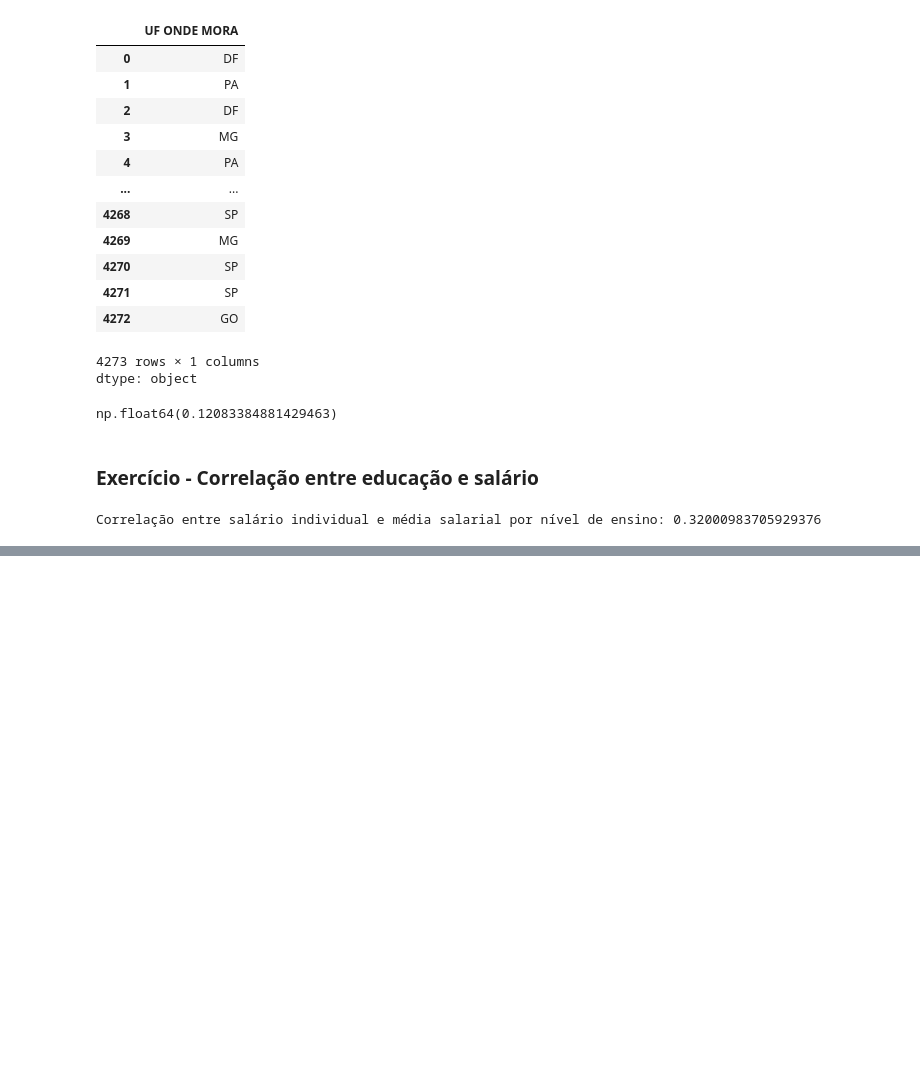
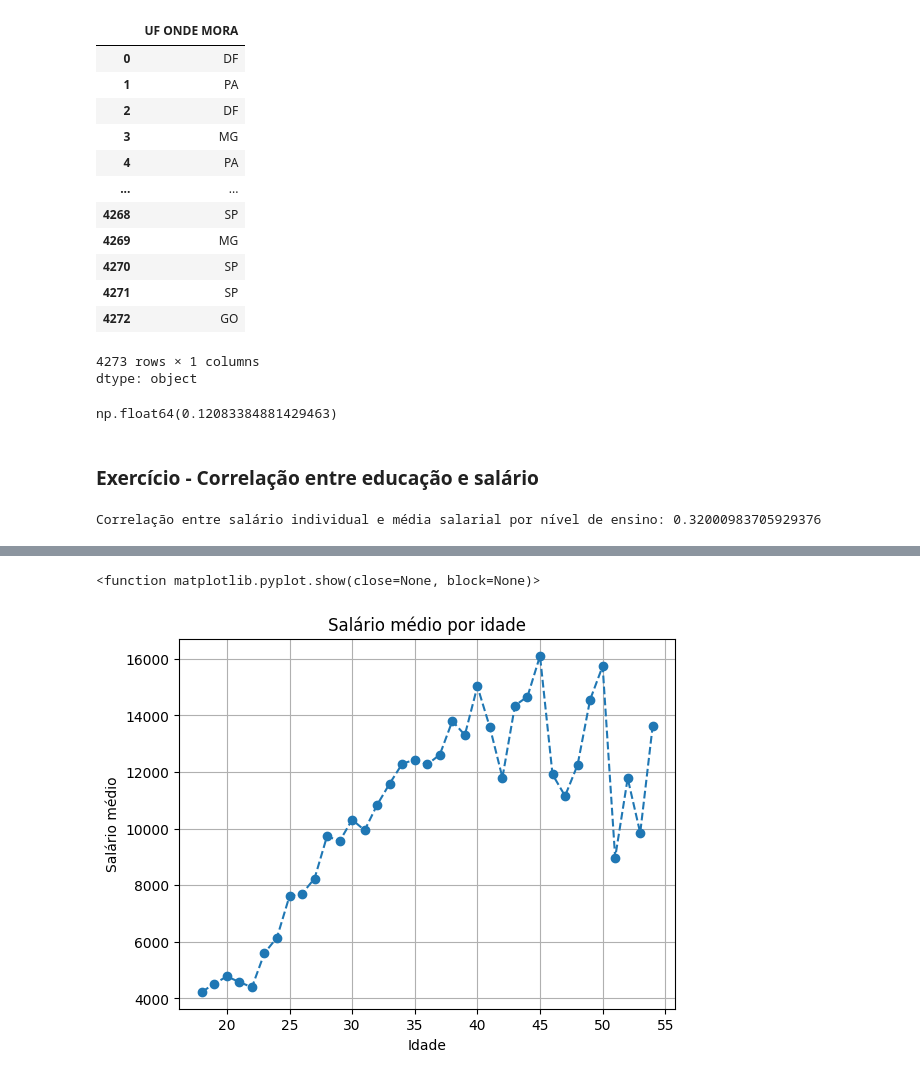
Before and after one commit to Eliane-orlandin/PrograMaria, a Jupyter notebook: aulas/analise_dados_colab.ipynb, the cells around one changed output, grey strips where cells are left out. Cells and saved outputs as stored; diff of their text form; code cells hidden in the pictures; blank space fills up the shorter version.

```diff
--- a/aulas/analise_dados_colab.ipynb
+++ b/aulas/analise_dados_colab.ipynb
@@ -1436,0 +1481,13 @@ Correlação entre salário individual e média salarial por nível de ensino: 0
+# %%
+salario_por_idade = dados4.groupby('IDADE')['SALARIO'].mean()
+# %%
+plt.figure()
+plt.plot(salario_por_idade.index, salario_por_idade.values, marker='o', linestyle='--')
+plt.title('Salário médio por idade')
+plt.xlabel('Idade')
+plt.ylabel('Salário médio')
+plt.grid(True)
+plt.show
+# %% [output]
+<function matplotlib.pyplot.show(close=None, block=None)>
+[figure, added]
```
Also changed, not shown: parts of 13 cells of this notebook.
